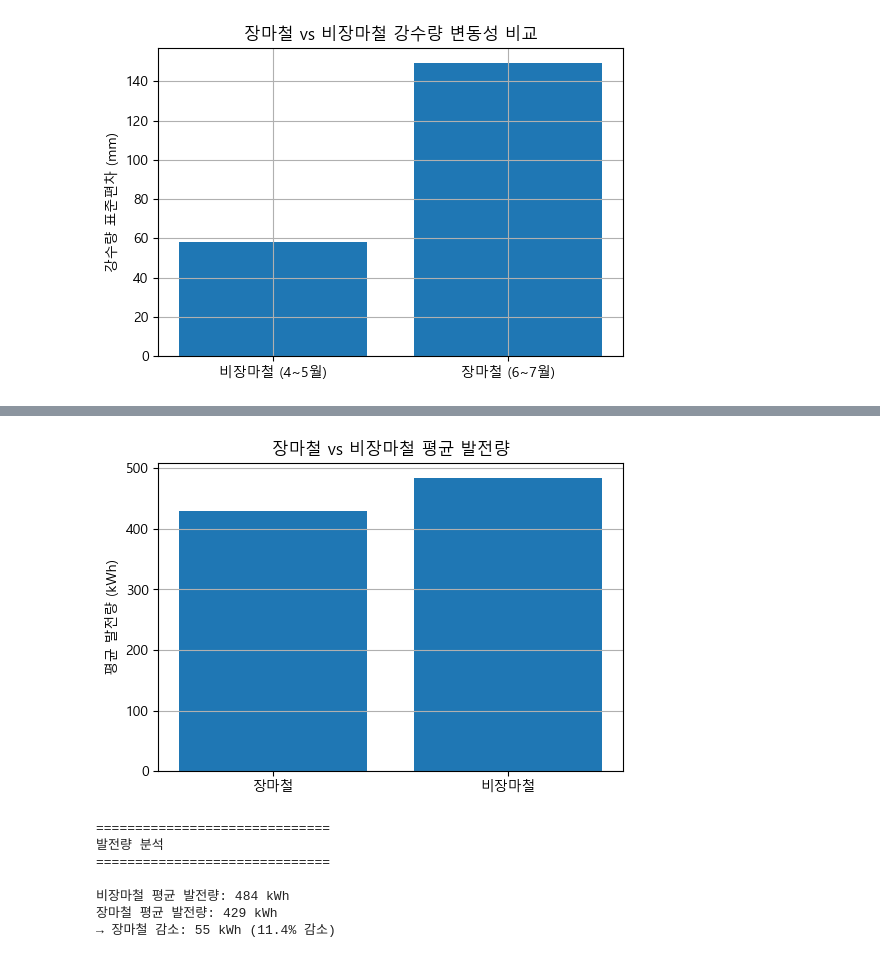
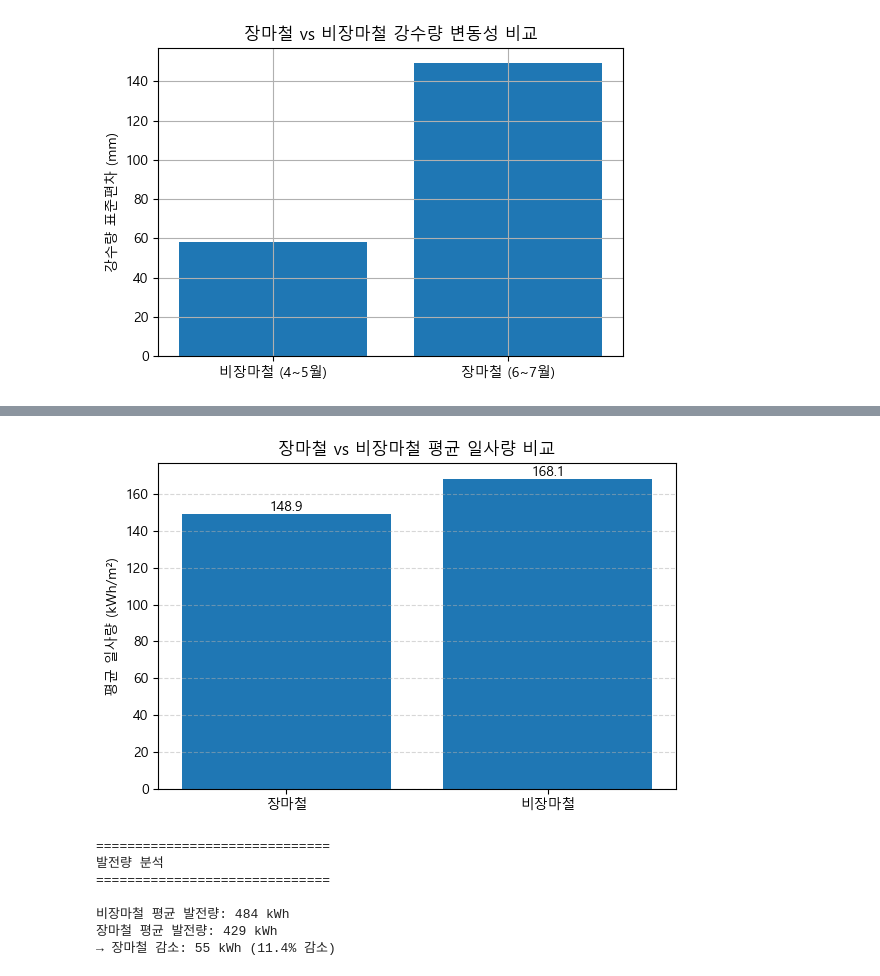
Before and after one commit to Subin928/RE_data_project, a Jupyter notebook: seoul_data.ipynb, the cells around one changed output, grey strips where cells are left out. Saved outputs shown, nothing was run; the diff lists cells and outputs as text; code cells hidden in the pictures.

```diff
--- a/seoul_data.ipynb
+++ b/seoul_data.ipynb
@@ -208,16 +226,30 @@ print(solar_45)
 # %%
-rain_avg = solar_67['발전량(kWh)'].mean()
-dry_avg = solar_45['발전량(kWh)'].mean()
 
+
+# 평균 일사량 계산 (컬럼명 정확히 일치시킴)
+rainy_mean = solar_67['일사량(kWh/m²)'].mean()
+dry_mean = solar_45['일사량(kWh/m²)'].mean()
+
+# 그래프 그리기
 plt.figure(figsize=(6,4))
-plt.bar(['장마철', '비장마철'], [rain_avg, dry_avg])
+plt.bar(['장마철', '비장마철'], [rainy_mean, dry_mean])
+plt.ylabel('평균 일사량 (kWh/m²)')
+plt.title('장마철 vs 비장마철 평균 일사량 비교')
 
-plt.title('장마철 vs 비장마철 평균 발전량')
-plt.ylabel('평균 발전량 (kWh)')
-plt.grid(axis='y')
+# 값 표시
+for i, v in enumerate([rainy_mean, dry_mean]):
+    plt.text(i, v, f'{v:.1f}', ha='center', va='bottom')
+
+plt.tight_layout()
+plt.grid(
+    True,
+    axis="y",
+    linestyle="--",
+    alpha=0.5
+)
 plt.show()
 # %% [output]
-[figure, old version]
+[figure, new version]
 # %%
 # 장마철
 merged_67 = pd.merge(
```
Also changed, not shown: parts of 2 cells of this notebook.
